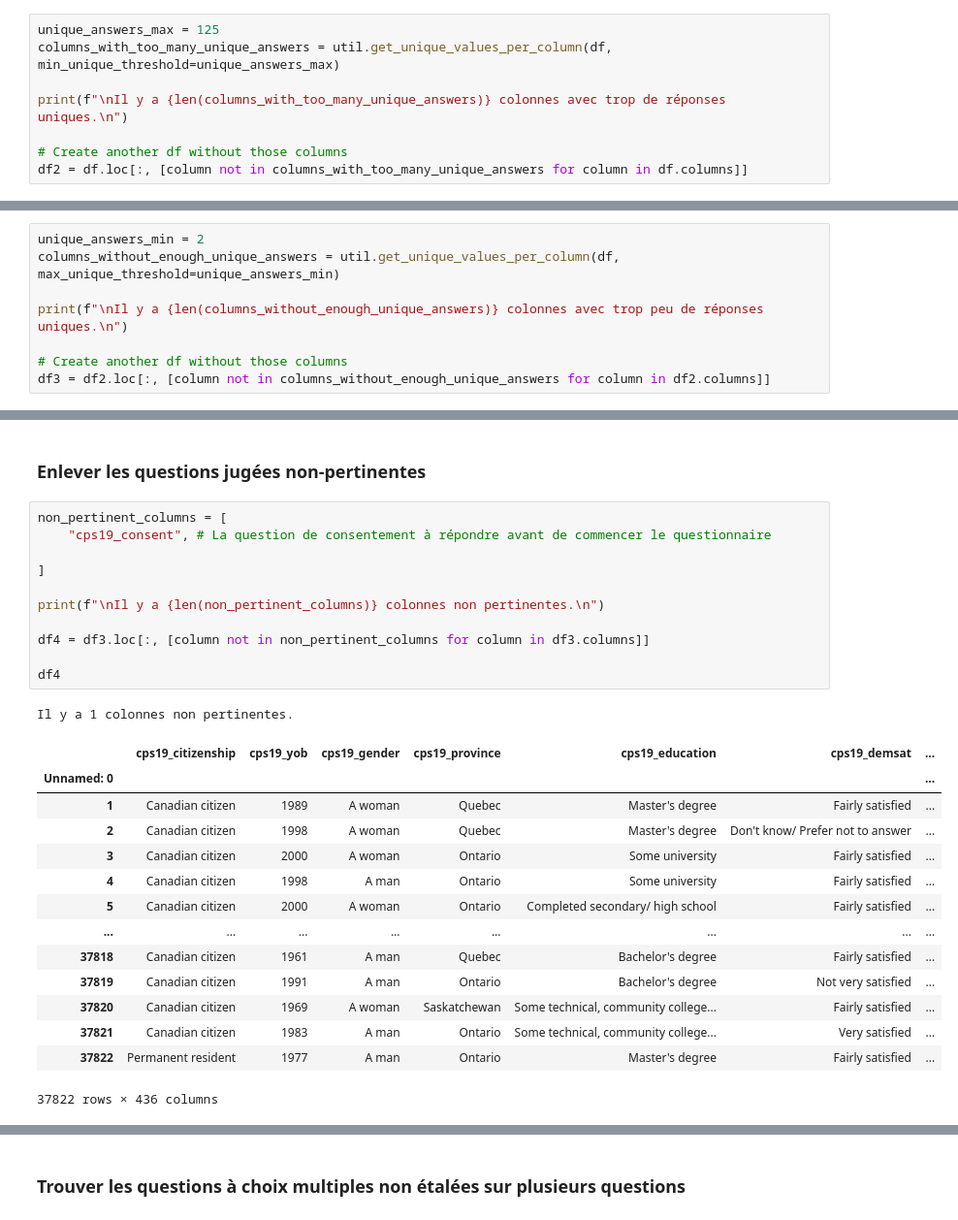
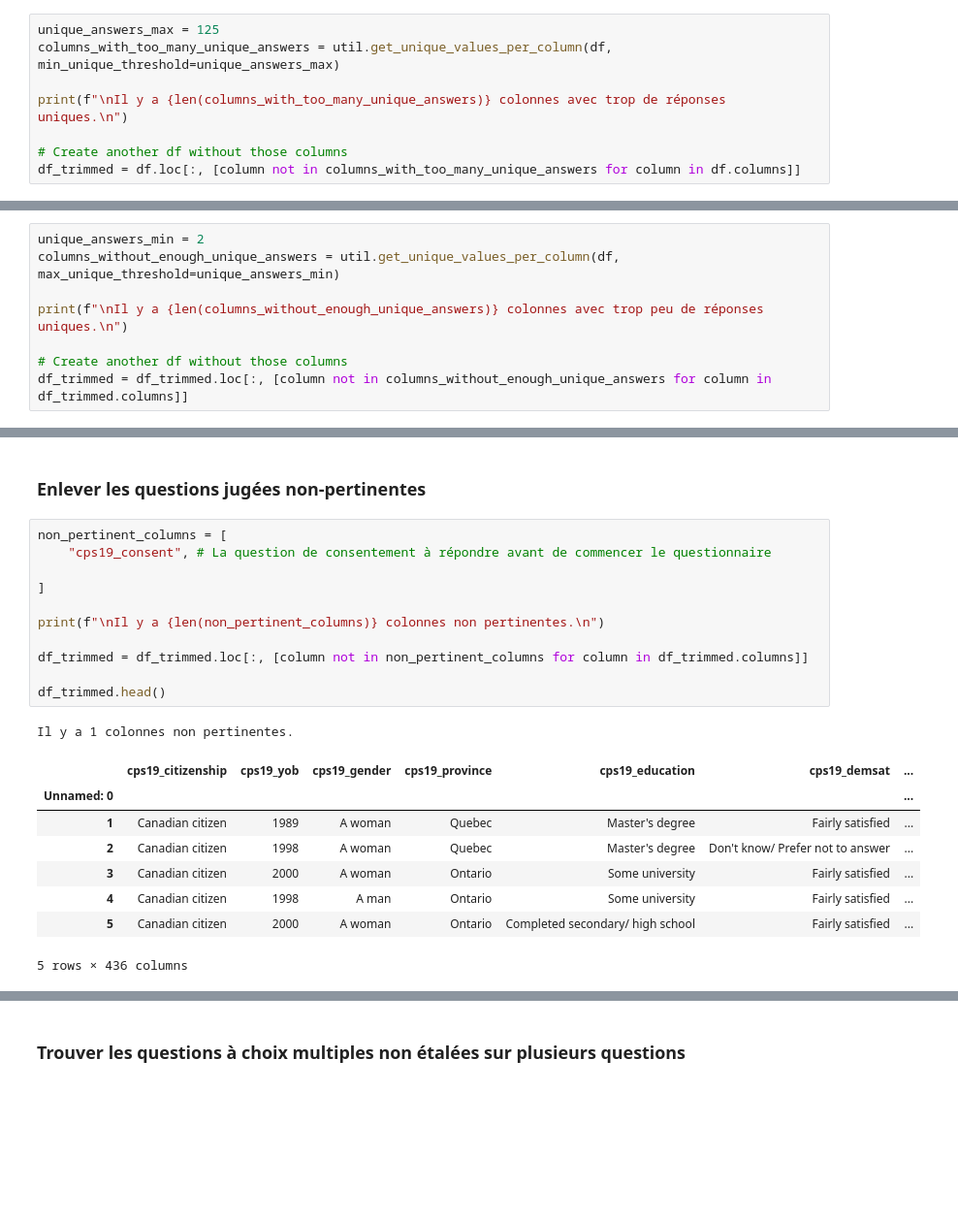
Before and after one commit to n0aaz/Projet_GLO-7027, a Jupyter notebook: traitementDonnees.ipynb, the cells around one changed output, grey strips where cells are left out. Shown: that part at 97% size. Cells and saved outputs as stored; diff of their text form; blank space fills up the shorter version.

```diff
--- a/traitementDonnees.ipynb
+++ b/traitementDonnees.ipynb
@@ -43,7 +28,7 @@ columns_with_too_many_unique_answers = util.get_unique_values_per_column(df, min
 print(f"\nIl y a {len(columns_with_too_many_unique_answers)} colonnes avec trop de réponses uniques.\n")
 
 # Create another df without those columns
-df2 = df.loc[:, [column not in columns_with_too_many_unique_answers for column in df.columns]]
+df_trimmed = df.loc[:, [column not in columns_with_too_many_unique_answers for column in df.columns]]
 # %% [output]
 Il y a 47 colonnes avec trop de réponses uniques.
 # %% [markdown]
@@ -55,7 +40,7 @@ columns_without_enough_unique_answers = util.get_unique_values_per_column(df, ma
 print(f"\nIl y a {len(columns_without_enough_unique_answers)} colonnes avec trop peu de réponses uniques.\n")
 
 # Create another df without those columns
-df3 = df2.loc[:, [column not in columns_without_enough_unique_answers for column in df2.columns]]
+df_trimmed = df_trimmed.loc[:, [column not in columns_without_enough_unique_answers for column in df_trimmed.columns]]
 # %% [output]
 Il y a 137 colonnes avec trop peu de réponses uniques.
 # %% [markdown]
@@ -63,27 +48,21 @@ Il y a 137 colonnes avec trop peu de réponses uniques.
 # %%
 non_pertinent_columns = [
     "cps19_consent", # La question de consentement à répondre avant de commencer le questionnaire
 
 ]
 
 print(f"\nIl y a {len(non_pertinent_columns)} colonnes non pertinentes.\n")
 
-df4 = df3.loc[:, [column not in non_pertinent_columns for column in df3.columns]]
+df_trimmed = df_trimmed.loc[:, [column not in non_pertinent_columns for column in df_trimmed.columns]]
 
-df4
+df_trimmed.head()
 # %% [output]
 Il y a 1 colonnes non pertinentes.
 |  | cps19_citizenship | cps19_yob | cps19_gender | cps19_province | cps19_education | cps19_demsat | ... |
 | Unnamed: 0 |  |  |  |  |  |  | ... |
 | 1 | Canadian citizen | 1989 | A woman | Quebec | Master's degree | Fairly satisfied | ... |
 | 2 | Canadian citizen | 1998 | A woman | Quebec | Master's degree | Don't know/ Prefer not to answer | ... |
 | 3 | Canadian citizen | 2000 | A woman | Ontario | Some university | Fairly satisfied | ... |
 | 4 | Canadian citizen | 1998 | A man | Ontario | Some university | Fairly satisfied | ... |
 | 5 | Canadian citizen | 2000 | A woman | Ontario | Completed secondary/ high school | Fairly satisfied | ... |
-| ... | ... | ... | ... | ... | ... | ... | ... |
-| 37818 | Canadian citizen | 1961 | A man | Quebec | Bachelor's degree | Fairly satisfied | ... |
-| 37819 | Canadian citizen | 1991 | A man | Ontario | Bachelor's degree | Not very satisfied | ... |
-| 37820 | Canadian citizen | 1969 | A woman | Saskatchewan | Some technical, community college... | Fairly satisfied | ... |
-| 37821 | Canadian citizen | 1983 | A man | Ontario | Some technical, community college... | Very satisfied | ... |
-| 37822 | Permanent resident | 1977 | A man | Ontario | Master's degree | Fairly satisfied | ... |
-37822 rows × 436 columns
+5 rows × 436 columns
```
Also changed, not shown: parts of 16 cells of this notebook, 1 other file.
